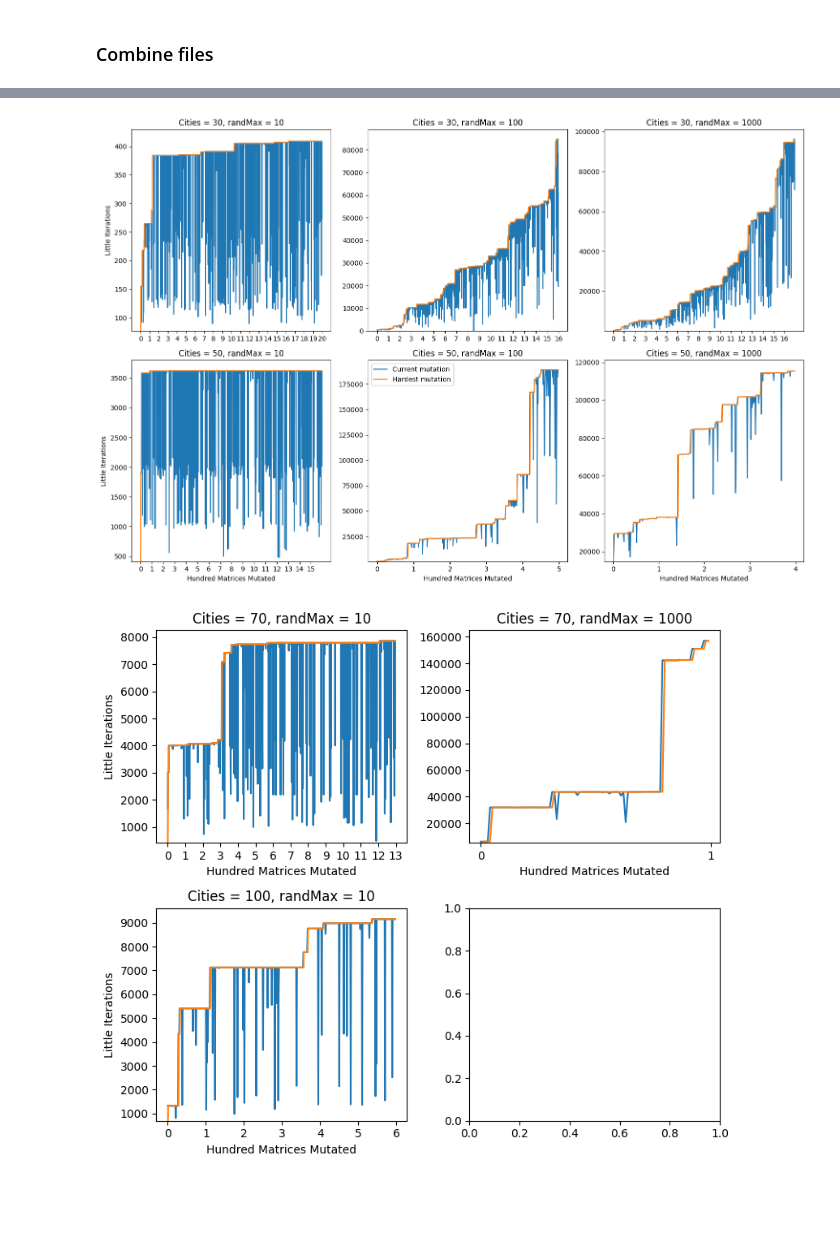
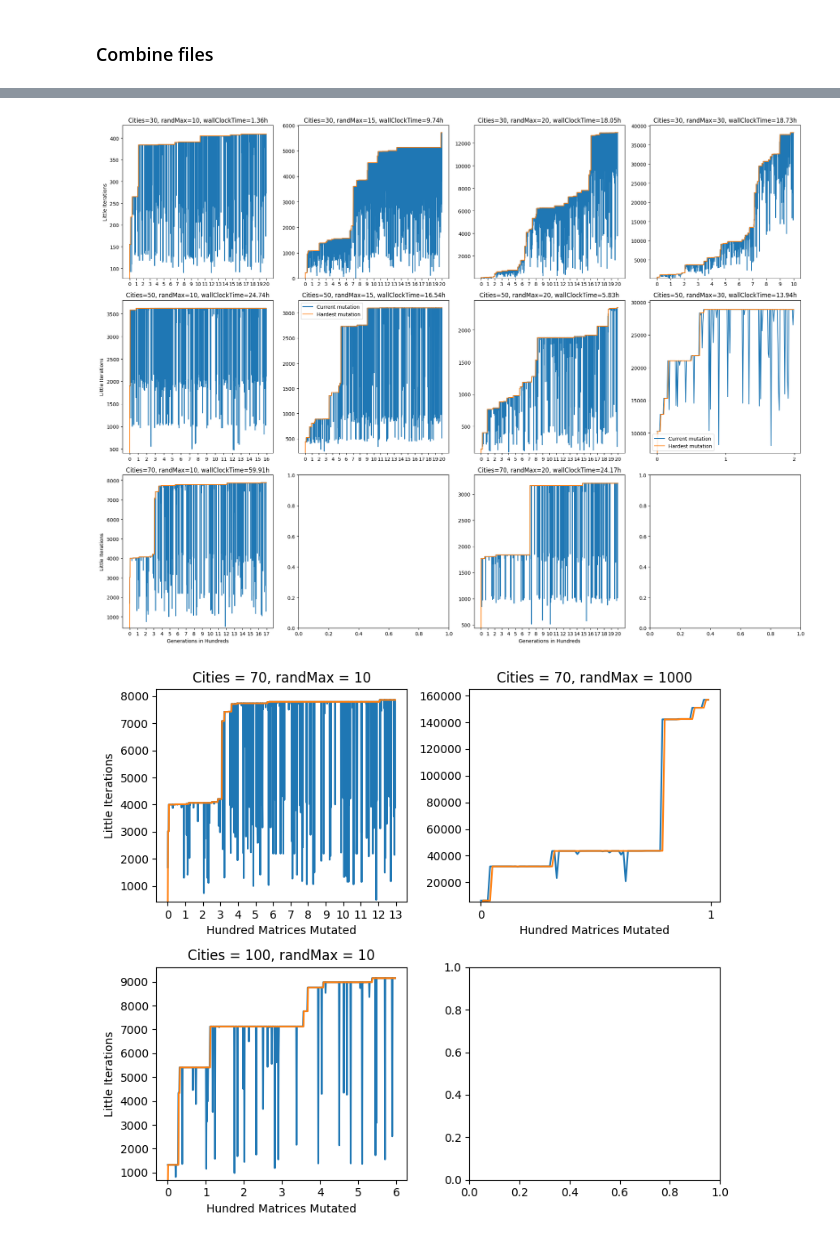
Before and after one commit to WouterKnibbe/ATSP_hillForHard, a Jupyter notebook: Quick Plotting.ipynb, the cells around one changed output, grey strips where cells are left out. Drawn from its saved outputs; the diff is of its cells as text; code cells hidden in the pictures; blank space fills up the shorter version.

```diff
--- a/Quick Plotting.ipynb
+++ b/Quick Plotting.ipynb
@@ -145,11 +140,11 @@ Results saved to JSON file successfully as Results/results100_10_merged.json
 # %%
-cities = [30, 50]
-ranges = [10, 100, 1000]
+cities = [30, 50, 70]
+ranges = [10, 15, 20, 30]
 
 subplot_rows = len(cities)
 subplot_cols = len(ranges)
 
-fig, axs = plt.subplots(subplot_rows, subplot_cols, figsize=(15, 10))
+fig, axs = plt.subplots(subplot_rows, subplot_cols, figsize=(20, 15))
 
 for i, city in enumerate(cities):
     for j, range_val in enumerate(ranges):
@@ -162,39 +157,44 @@ for i, city in enumerate(cities):
         x_values = list(loaded.keys())
         y_values_0 = [values[0] for values in loaded.values()]
         y_values_1 = [values[1] for values in loaded.values()]
 
         if subplot_rows == 1 and subplot_cols == 1:
             ax = axs
             ax.set_xlabel('Matrices Mutated')
         else:
             if subplot_rows > 1 and subplot_cols > 1:
                 ax = axs[i, j]
             elif subplot_rows > 1:
                 ax = axs[i]
             else:
                 ax = axs[j]
 
         ax.plot(x_values, y_values_0, label='Current mutation')
         ax.plot(x_values, y_values_1, label='Hardest mutation')
 
-        xticklist = list(range(0,int(x_values[-1])+3,100))
+        xticklist = list(range(0,int(x_values[-1])+5,100))
         ax.set_xticks(xticklist)
-        xticklabellist = list(range(0,int(x_values[-1])+3,100))
+        xticklabellist = list(range(0,int(x_values[-1])+5,100))
         ax.set_xticklabels(round(x/100) for x in xticklabellist)
+
+        times = {'30_10':4910, '30_15':35064, '30_20':64972, '30_30':67441, '50_10':89062, '50_15':59532, '50_20':20976, '50_30':50168, '70_10':215677,'70_20':87024}
 
         ax.set_ylim(bottom=min(y_values_0)-(min(y_values_0)/7))
         if j == 0:
           ax.set_ylabel('Little Iterations')
-        if i == 1:
-            ax.set_xlabel('Hundred Matrices Mutated')
-        ax.set_title(f'Cities = {city}, randMax = {range_val}')
+        if i == 2:
+            ax.set_xlabel('Generations in Hundreds')
+        try:
+            ax.set_title(f'Cities={city}, randMax={range_val}, wallClockTime={round(times[f"{city}_{range_val}"]/3600, 2)}h')
+        except:
+            ax.set_title(f'Cities={city}, randMax={range_val}')
         if i == 1 & j== 1:
           ax.legend()
 
 plt.tight_layout()
 plt.show()
 # %% [output]
-[figure, old version]
+[figure, new version]
 # %%
 cities = [70, 100]
 ranges = [10, 1000]
```
Also changed, not shown: parts of 1 cell of this notebook, 25 other files.
